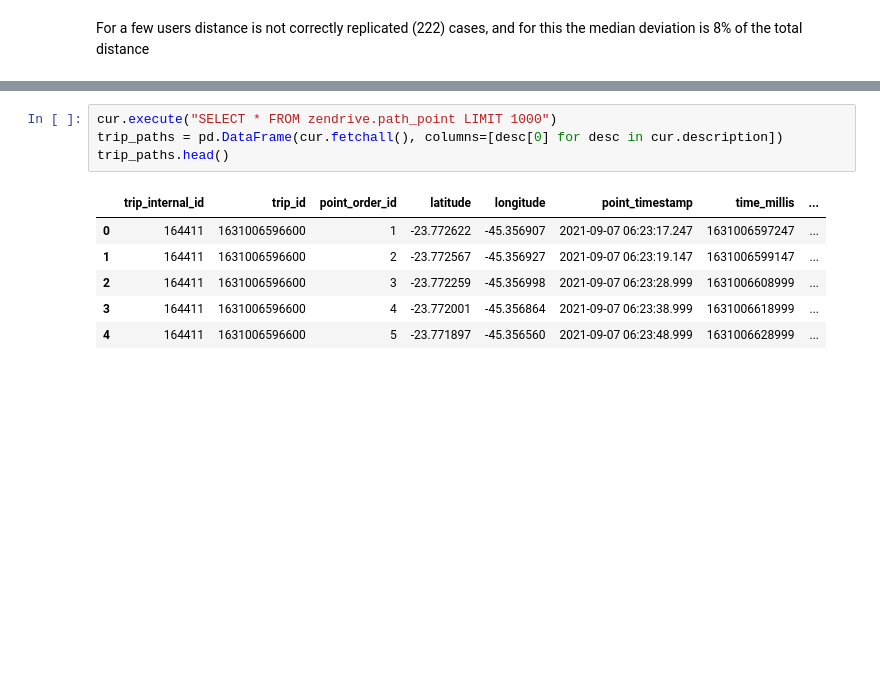
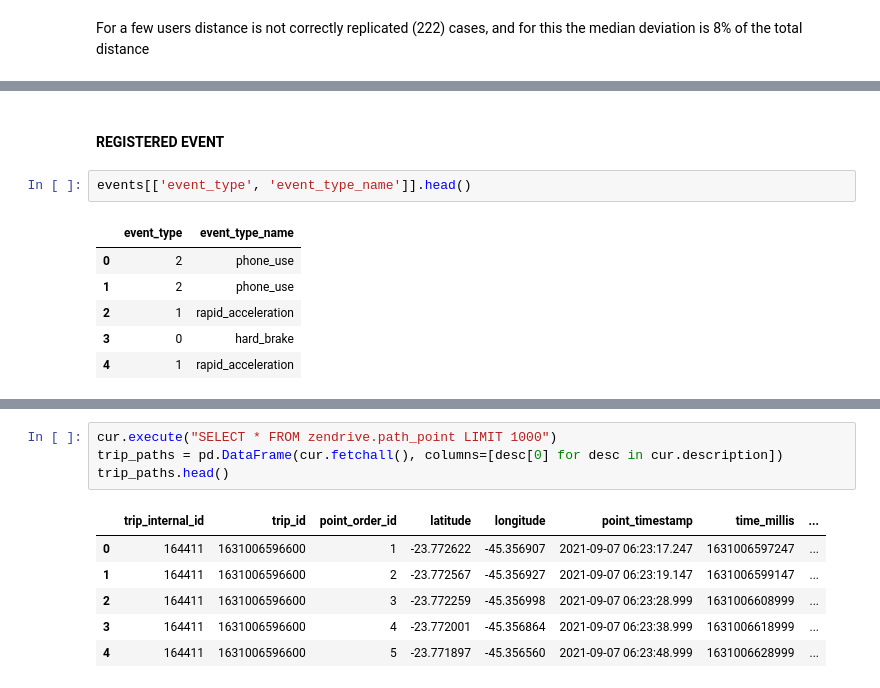
Before and after one commit to AlbertoSCF/location_data_analysis, a Jupyter notebook: DATA-EXPLORATION-0-zendrive_schema.ipynb, the cells around one changed output, grey strips where cells are left out. Cells and saved outputs as stored; diff of their text form; blank space fills up the shorter version.

```diff
--- a/DATA-EXPLORATION-0-zendrive_schema.ipynb
+++ b/DATA-EXPLORATION-0-zendrive_schema.ipynb
@@ -308,0 +346,11 @@ events.head()
+# %% [markdown]
+#### REGISTERED EVENT
+# %%
+events[['event_type', 'event_type_name']].head()
+# %% [output]
+|  | event_type | event_type_name |
+| 0 | 2 | phone_use |
+| 1 | 2 | phone_use |
+| 2 | 1 | rapid_acceleration |
+| 3 | 0 | hard_brake |
+| 4 | 1 | rapid_acceleration |
```
Also changed, not shown: parts of 17 cells of this notebook.
